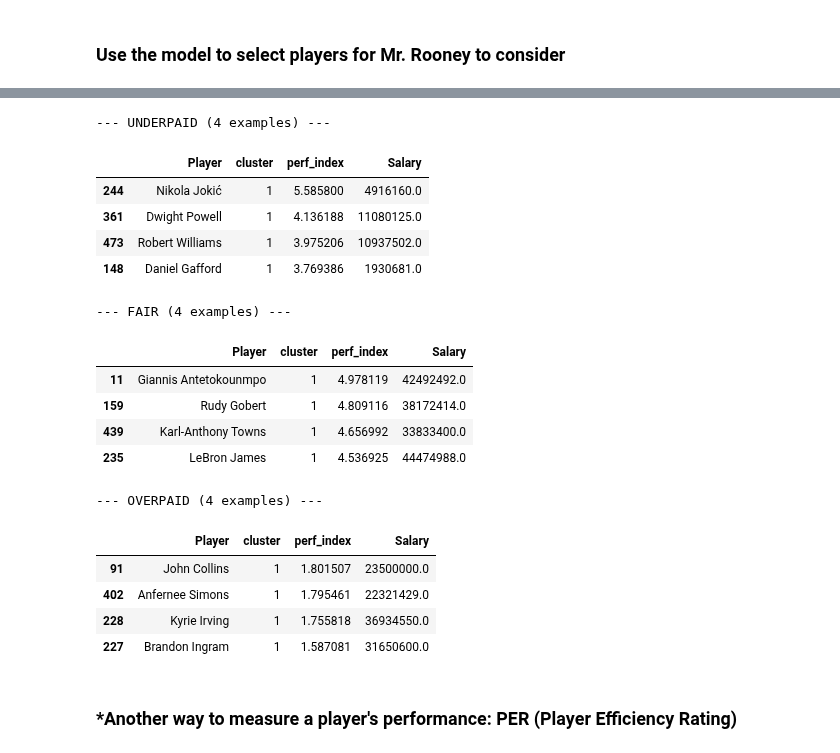
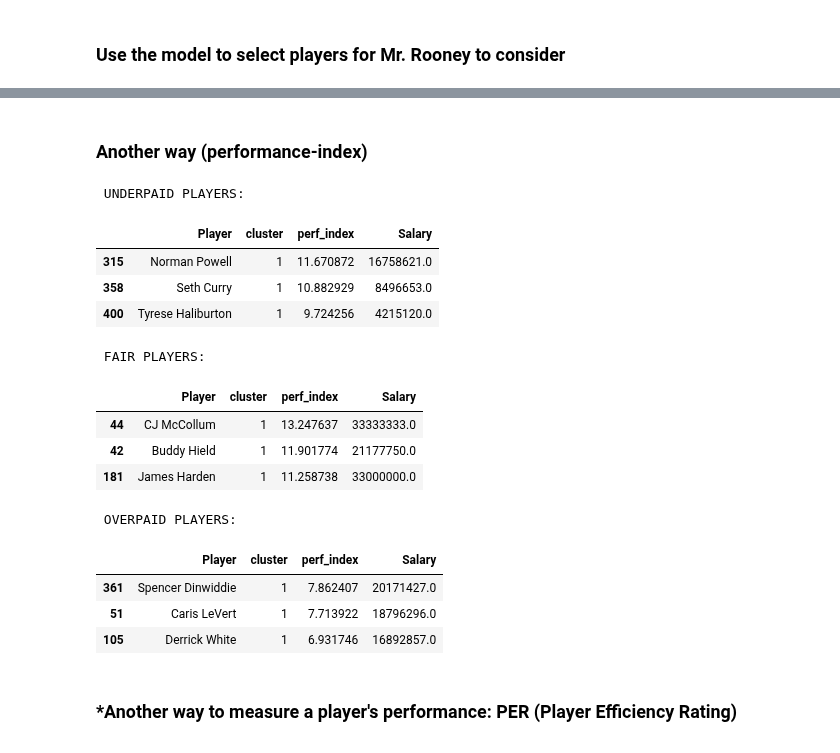
Before and after one commit to dylanlidailin/DS-3021, a Jupyter notebook: 10_kMeans Clustering/Lab-Clustering.ipynb, the cells around one changed output, grey strips where cells are left out. Cells and saved outputs as stored; diff of their text form; code cells hidden in the pictures.

```diff
--- a/10_kMeans Clustering/Lab-Clustering.ipynb
+++ b/10_kMeans Clustering/Lab-Clustering.ipynb
@@ -55,9 +80,6 @@ salary = pd.read_csv('../data/nba_salaries_22.csv',encoding='utf-8-sig',engine='
 # %%
-# Drop NAs
-performance = performance.dropna()
-
 # Drop the columns that are not needed
-performance = performance.drop(columns=['Player','Pos','Tm','FGA','3PA','2PA','FTA'])
+performance = performance.drop(columns=['Player','Age','FGA','3PA','2PA','FTA'])
 
 # Exclude players who don't really play
 def filter_played(df):
@@ -68,12 +90,14 @@ performance = filter_played(performance)
 # %% [markdown]
 ### Standardize the variables
 # %%
-# Select numeric columns
-performance['Ne_TOV']=-performance['TOV']
-performance = performance.drop(columns=['TOV'])
 # Save the column and the index of the dataframe
 col = performance.columns
 index = performance.index
+
+# now `agg` has exactly one row per Player
+# you can reset_index and carry on with scaling & k-Means:
+#performance = agg.reset_index()
+
 # Standardize the data
 performance = performance.to_numpy()
 performance_mean = np.mean(performance, axis=0)
@@ -84,7 +108,7 @@ performance = pd.DataFrame(performance, columns= col, index=index)
 ### Run the clustering algo with your best guess for K
 # %%
 # Select Feature Data
-featured_columns = ['PTS','eFG%','Ne_TOV']
+featured_columns = ['PTS','eFG%','3P']
 cluster_per = performance[featured_columns]
 # Run the clustering algorithm with my best guess for K=3
 kmeans_obj_performance = KMeans(n_clusters=3, random_state=1).fit(cluster_per)
@@ -278,2 +250,4 @@ fig.show(renderer="vscode")
 # %% [markdown]
 ### Use the model to select players for Mr. Rooney to consider
+# %%
+performance['Player'] = performance_norm.loc[index, 'Player'].values
@@ -280,70 +385,63 @@ fig.show(renderer="vscode")
+# %% [markdown]
+### Another way (performance-index)
 # %%
-import numpy as np
 from scipy.stats import zscore
 
-# 0. (Re‑)compute a simple performance index as the sum of z‑scores
-#    – this puts eFG%, PTS, and G on the same scale and gives you one metric.
-perf_cols = ["eFG%", "PTS", "G"]
+# compute z‑scores column‑wise
+zs = performance[featured_columns].apply(zscore)
+zs.columns = [f"z_{c}" for c in featured_columns]
+performance = performance.join(zs)
+performance["perf_index"] = performance[[f"z_{c}" for c in featured_columns]].sum(axis=1)
 
-# compute z‑scores column‑wise, skip NaNs if any
-zs = performance[perf_cols].apply(zscore)
-zs.columns = [f"z_{c}" for c in perf_cols]
-
-performance = performance.join(zs)
-performance["perf_index"] = performance[[f"z_{c}" for c in perf_cols]].sum(axis=1)
-
-# 1. Compute cluster medians for perf_index and Salary
+# Compute cluster medians for perf_index and Salary
 cluster_stats = performance.groupby("cluster").agg(
     med_perf   = ("perf_index", "median"),
     med_salary = ("Salary",      "median")
 )
 
-# 2. Join those stats back onto each player
+# Join those stats back onto each player
 performance = performance.join(cluster_stats, on="cluster")
 
-# 3. Classify pay category:
+# Classify pay category:
 conds = [
     # under‑paid: you perform ≥ your cluster’s median but cost ≤ its median
     (performance["perf_index"] >= performance["med_perf"]) &
     (performance["Salary"]     <= performance["med_salary"]),
 
     # over‑paid: you perform ≤ your cluster’s median but cost ≥ its median
     (performance["perf_index"] <= performance["med_perf"]) &
     (performance["Salary"]     >= performance["med_salary"])
 ]
 choices = ["underpaid", "overpaid"]
 
 performance["pay_category"] = np.select(conds, choices, default="fair")
 
-# 4. Quick look at your three groups
+# Quick look at your three groups
 for cat in ["underpaid","fair","overpaid"]:
-    print(f"\n--- {cat.upper()} (4 examples) ---")
+    print(f"\n {cat.upper()} PLAYERS: ")
     display(
         performance
           .loc[performance["pay_category"]==cat,
                ["Player","cluster","perf_index","Salary"]]
           .sort_values(["perf_index","Salary"], ascending=[False, True])
-          .head(4)
+          .head(3)
     )
 # %% [output]
---- UNDERPAID (4 examples) ---
+ UNDERPAID PLAYERS:
 |  | Player | cluster | perf_index | Salary |
-| 244 | Nikola Jokić | 1 | 5.585800 | 4916160.0 |
-| 361 | Dwight Powell | 1 | 4.136188 | 11080125.0 |
-| 473 | Robert Williams | 1 | 3.975206 | 10937502.0 |
-| 148 | Daniel Gafford | 1 | 3.769386 | 1930681.0 |
+| 315 | Norman Powell | 1 | 11.670872 | 16758621.0 |
+| 358 | Seth Curry | 1 | 10.882929 | 8496653.0 |
+| 400 | Tyrese Haliburton | 1 | 9.724256 | 4215120.0 |
---- FAIR (4 examples) ---
+ FAIR PLAYERS:
 |  | Player | cluster | perf_index | Salary |
-| 11 | Giannis Antetokounmpo | 1 | 4.978119 | 42492492.0 |
-| 159 | Rudy Gobert | 1 | 4.809116 | 38172414.0 |
-| 439 | Karl-Anthony Towns | 1 | 4.656992 | 33833400.0 |
-| 235 | LeBron James | 1 | 4.536925 | 44474988.0 |
+| 44 | CJ McCollum | 1 | 13.247637 | 33333333.0 |
+| 42 | Buddy Hield | 1 | 11.901774 | 21177750.0 |
+| 181 | James Harden | 1 | 11.258738 | 33000000.0 |
---- OVERPAID (4 examples) ---
+ OVERPAID PLAYERS:
 |  | Player | cluster | perf_index | Salary |
-| 91 | John Collins | 1 | 1.801507 | 23500000.0 |
-| 402 | Anfernee Simons | 1 | 1.795461 | 22321429.0 |
-| 228 | Kyrie Irving | 1 | 1.755818 | 36934550.0 |
-| 227 | Brandon Ingram | 1 | 1.587081 | 31650600.0 |
+| 361 | Spencer Dinwiddie | 1 | 7.862407 | 20171427.0 |
+| 51 | Caris LeVert | 1 | 7.713922 | 18796296.0 |
+| 105 | Derrick White | 1 | 6.931746 | 16892857.0 |
 # %% [markdown]
 ### *Another way to measure a player's performance: PER (Player Efficiency Rating)
 # %%
```
Also changed, not shown: parts of 11 cells of this notebook, 2 other files.
